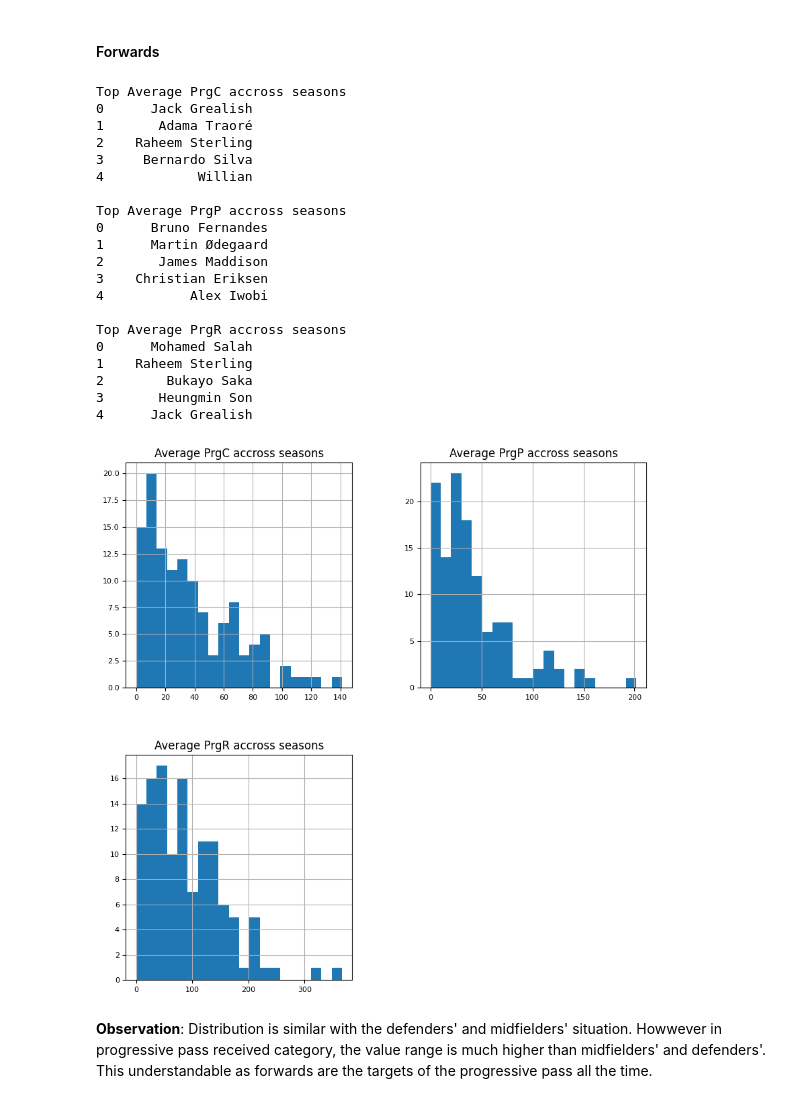
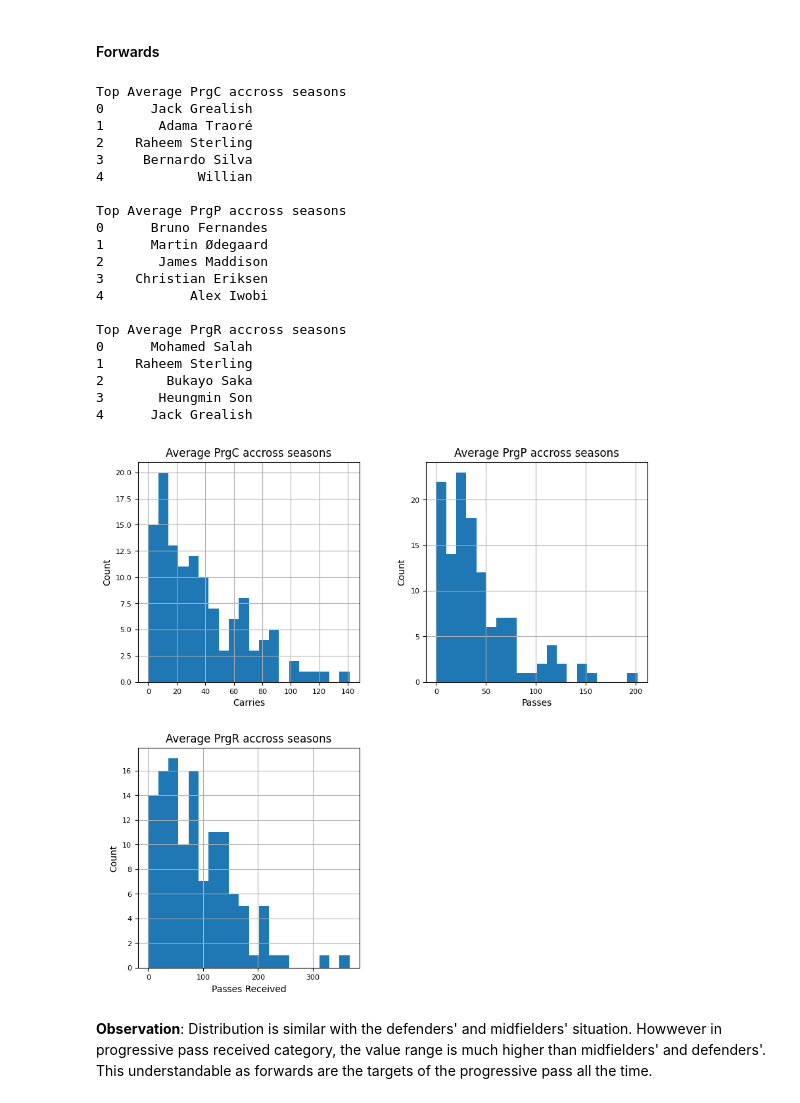
Before and after one commit to hwangdeokThien/CSC14119_IntroDS_final_project, a Jupyter notebook: src/notebooks/3.0-eda.ipynb, the cells around one changed output. Saved outputs shown, nothing was run; the diff lists cells and outputs as text; code cells hidden in the pictures.

```diff
--- a/src/notebooks/3.0-eda.ipynb
+++ b/src/notebooks/3.0-eda.ipynb
@@ -687,5 +724,8 @@ injury_and_age_df.describe(include='all')
 | max | 37.000000 | NaN |
 # %%
 injury_and_age_df.hist(figsize=(8, 10), bins=20, xlabelsize=8, ylabelsize=8)
+for ax in plt.gcf().get_axes():
+    ax.set_xlabel('Age', fontsize=10)
+    ax.set_ylabel("Count", fontsize=10)
 plt.show()
 # %% [output]
@@ -807,5 +847,9 @@ q3_avg_df.head()
 ### Visualization
 # %%
 q3_avg_df.hist(figsize=(10, 10), bins=20, xlabelsize=8, ylabelsize=8)
+for i, ax in enumerate(plt.gcf().get_axes()):
+    if i < 3:
+        ax.set_xlabel(['Carries','Passes','Passes Received'][i], fontsize=10)
+        ax.set_ylabel("Count", fontsize=10)
 plt.show()
 # %% [output]
@@ -816,6 +860,10 @@ plt.show()
 #### Defenders
 # %%
 q3_avg_df[q3_avg_df['Position'] == 'DF'].hist(figsize=(10, 10), bins=20, xlabelsize=8, ylabelsize=8)
+for i, ax in enumerate(plt.gcf().get_axes()):
+    if i < 3:
+        ax.set_xlabel(['Carries','Passes','Passes Received'][i], fontsize=10)
+        ax.set_ylabel("Count", fontsize=10)
 top_df_prg_players = {}
 for col in q3_avg_df.drop(['Name','Position'],axis=1).columns.values:
     top_df_prg_players[col] = q3_avg_df[q3_avg_df['Position'] == 'DF'].sort_values(by=col, ascending=False).reset_index(drop=True)['Name'][:5]
@@ -849,6 +897,10 @@ Top Average PrgR accross seasons
 #### Midfielders
 # %%
 q3_avg_df[q3_avg_df['Position'] == 'MF'].hist(figsize=(10, 10), bins=20, xlabelsize=8, ylabelsize=8)
+for i, ax in enumerate(plt.gcf().get_axes()):
+    if i < 3:
+        ax.set_xlabel(['Carries','Passes','Passes Received'][i], fontsize=10)
+        ax.set_ylabel("Count", fontsize=10)
 top_mf_prg_players = {}
 for col in q3_avg_df.drop(['Name','Position'],axis=1).columns.values:
     top_mf_prg_players[col] = q3_avg_df[q3_avg_df['Position'] == 'MF'].sort_values(by=col, ascending=False).reset_index(drop=True)['Name'][:5]
@@ -882,34 +934,37 @@ Top Average PrgR accross seasons
 #### Forwards
 # %%
 q3_avg_df[q3_avg_df['Position'] == 'FW'].hist(figsize=(10, 10), bins=20, xlabelsize=8, ylabelsize=8)
-
+for i, ax in enumerate(plt.gcf().get_axes()):
+    if i < 3:
+        ax.set_xlabel(['Carries','Passes','Passes Received'][i], fontsize=10)
+        ax.set_ylabel("Count", fontsize=10)
 top_fw_prg_players = {}
 for col in q3_avg_df.drop(['Name','Position'],axis=1).columns.values:
     top_fw_prg_players[col] = q3_avg_df[q3_avg_df['Position'] == 'FW'].sort_values(by=col, ascending=False).reset_index(drop=True)['Name'][:5]
 for key, players in top_fw_prg_players.items():
     print(f'Top {key}\n{players.to_string()}\n')
 # %% [output]
 Top Average PrgC accross seasons
 0      Jack Grealish
 1       Adama Traoré
 2    Raheem Sterling
 3     Bernardo Silva
 4            Willian
 
 Top Average PrgP accross seasons
 0      Bruno Fernandes
 1      Martin Ødegaard
 2       James Maddison
 3    Christian Eriksen
 4           Alex Iwobi
 
 Top Average PrgR accross seasons
 0      Mohamed Salah
 1    Raheem Sterling
 2        Bukayo Saka
 3       Heungmin Son
 4      Jack Grealish
-[figure, old version]
+[figure, new version]
 # %% [markdown]
 **Observation**: Distribution is similar with the defenders' and midfielders' situation. Howwever in progressive pass received category, the value range is much higher than midfielders' and defenders'. This understandable as forwards are the targets of the progressive pass all the time.
 # %% [markdown]
```
Also changed, not shown: parts of 21 cells of this notebook.
